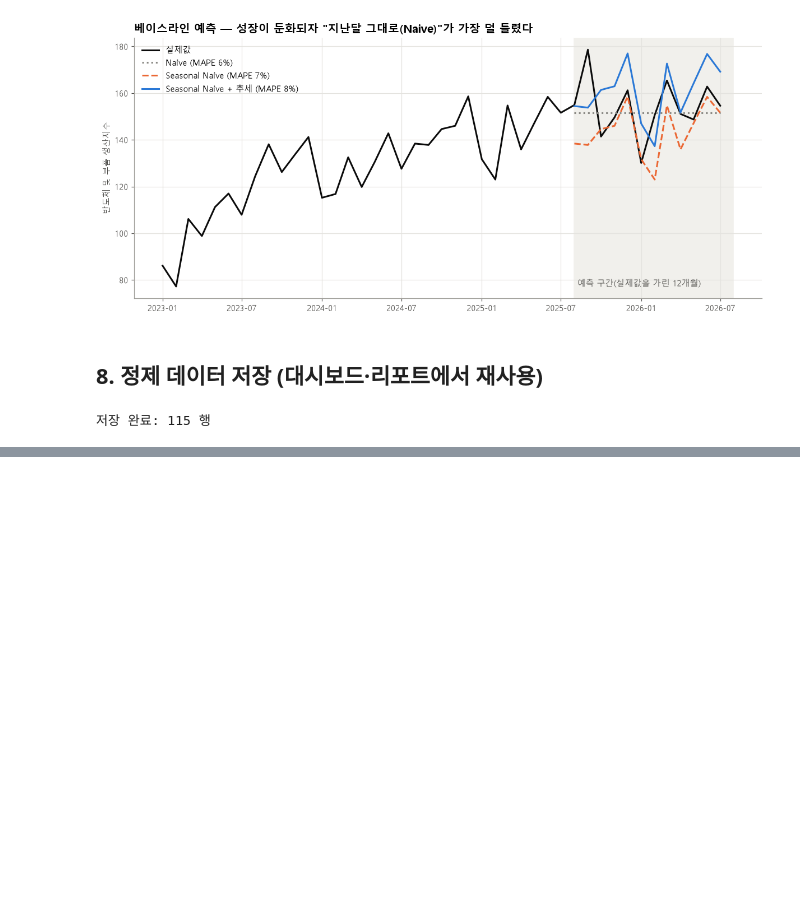
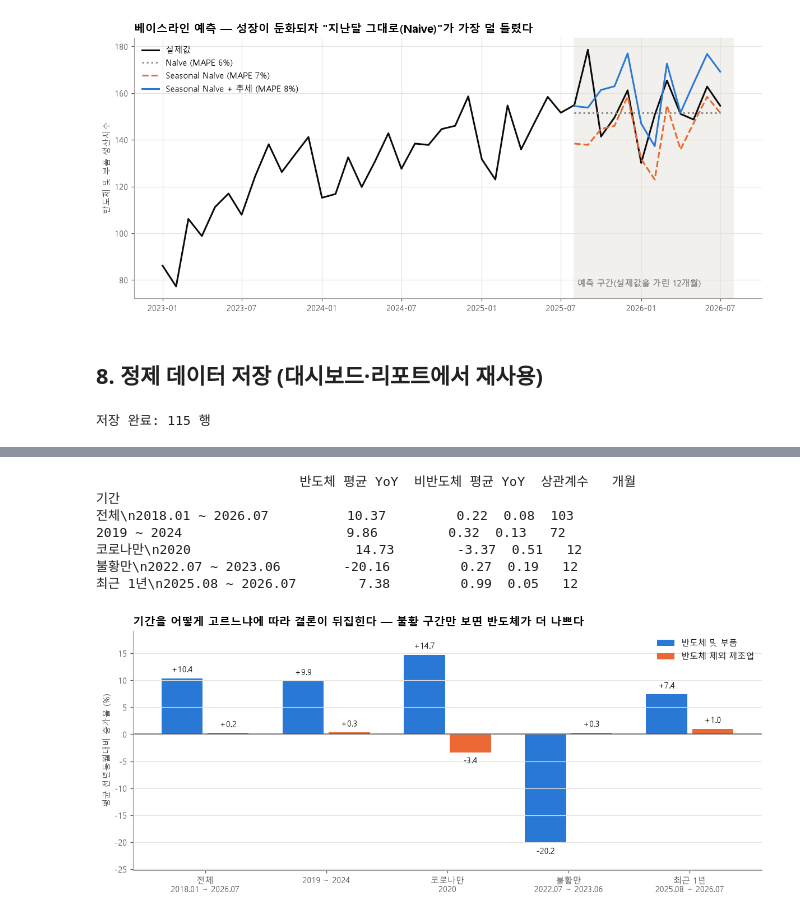
Before and after one commit to 041211lhs/semiconductor-kshape-analysis, a Jupyter notebook: analysis.ipynb, the cells around one changed output, grey strips where cells are left out. Saved outputs shown, nothing was run; the diff lists cells and outputs as text; code cells hidden in the pictures; blank space fills up the shorter version.

```diff
--- a/analysis.ipynb
+++ b/analysis.ipynb
@@ -449,0 +453,10 @@ print('저장 완료:', len(out), '행')
+# %%
+out_rows = []
+for c, d in outliers:
+    s = df[c].dropna()
+    out_rows.append({'월': d.strftime('%Y-%m'), '지표': '반도체' if c.startswith('semi') else '비반도체',
+                     'YoY(%)': round(df.loc[d, c], 1), 'z점수': round((df.loc[d, c] - s.mean()) / s.std(), 2),
+                     '같은 달 반도체 출하 YoY(%)': round(df.loc[d, 'semi_ship_yoy'], 1), '처리': '표시만 함(삭제 안 함)'})
+outlier_tbl = pd.DataFrame(out_rows)
+outlier_tbl.to_csv('data/outliers.csv', index=False, encoding='utf-8-sig')
+outlier_tbl
@@ -449,0 +491,34 @@ print('저장 완료:', len(out), '행')
+# %%
+windows = [('전체\n2018.01 ~ 2026.07', '2018-01', '2026-07'), ('2019 ~ 2024', '2019-01', '2024-12'),
+           ('코로나만\n2020', '2020-01', '2020-12'), ('불황만\n2022.07 ~ 2023.06', '2022-07', '2023-06'),
+           ('최근 1년\n2025.08 ~ 2026.07', '2025-08', '2026-07')]
+sens = pd.DataFrame([{
+    '기간': n, '반도체 평균 YoY': df.loc[s:e, 'semi_prod_yoy'].mean(), '비반도체 평균 YoY': df.loc[s:e, 'nonsemi_prod_yoy'].mean(),
+    '상관계수': df.loc[s:e, 'semi_prod_yoy'].corr(df.loc[s:e, 'nonsemi_prod_yoy']), '개월': len(df.loc[s:e])} for n, s, e in windows]).set_index('기간')
+print(sens.round(2))
+
+fig, ax = plt.subplots(figsize=(11, 4.8))
+x = np.arange(len(sens)); w = 0.38
+b1 = ax.bar(x - w/2, sens['반도체 평균 YoY'], w - 0.04, color=SEMI, label='반도체 및 부품')
+b2 = ax.bar(x + w/2, sens['비반도체 평균 YoY'], w - 0.04, color=NONSEMI, label='반도체 제외 제조업')
+for bars in (b1, b2):
+    for b in bars:
+        v = b.get_height()
+        ax.text(b.get_x() + b.get_width()/2, v + (0.8 if v >= 0 else -0.8), f'{v:+.1f}', ha='center', va='bottom' if v >= 0 else 'top', fontsize=9.5, color='#0b0b0b')
+ax.axhline(0, color='#52514e', lw=1)
+ax.set_xticks(x, sens.index); ax.grid(axis='x', visible=False)
+lo, hi = sens[['반도체 평균 YoY', '비반도체 평균 YoY']].min().min(), sens[['반도체 평균 YoY', '비반도체 평균 YoY']].max().max()
+ax.set_ylim(lo * 1.25, hi * 1.3)
+ax.set_ylabel('평균 전년동월대비 증가율 (%)')
+ax.set_title('기간을 어떻게 고르느냐에 따라 결론이 뒤집힌다 — 불황 구간만 보면 반도체가 더 나쁘다', loc='left')
+ax.legend(loc='upper right')
+fig.tight_layout(); fig.savefig(IMG / '09_period_sensitivity.png', bbox_inches='tight'); plt.show()
+# %% [output]
+                          반도체 평균 YoY  비반도체 평균 YoY  상관계수   개월
+기간
+전체\n2018.01 ~ 2026.07          10.37         0.22  0.08  103
+2019 ~ 2024                     9.86         0.32  0.13   72
+코로나만\n2020                     14.73        -3.37  0.51   12
+불황만\n2022.07 ~ 2023.06        -20.16         0.27  0.19   12
+최근 1년\n2025.08 ~ 2026.07        7.38         0.99  0.05   12
+[figure, added]
```
Also changed, not shown: parts of 5 cells of this notebook, 4 other files.
